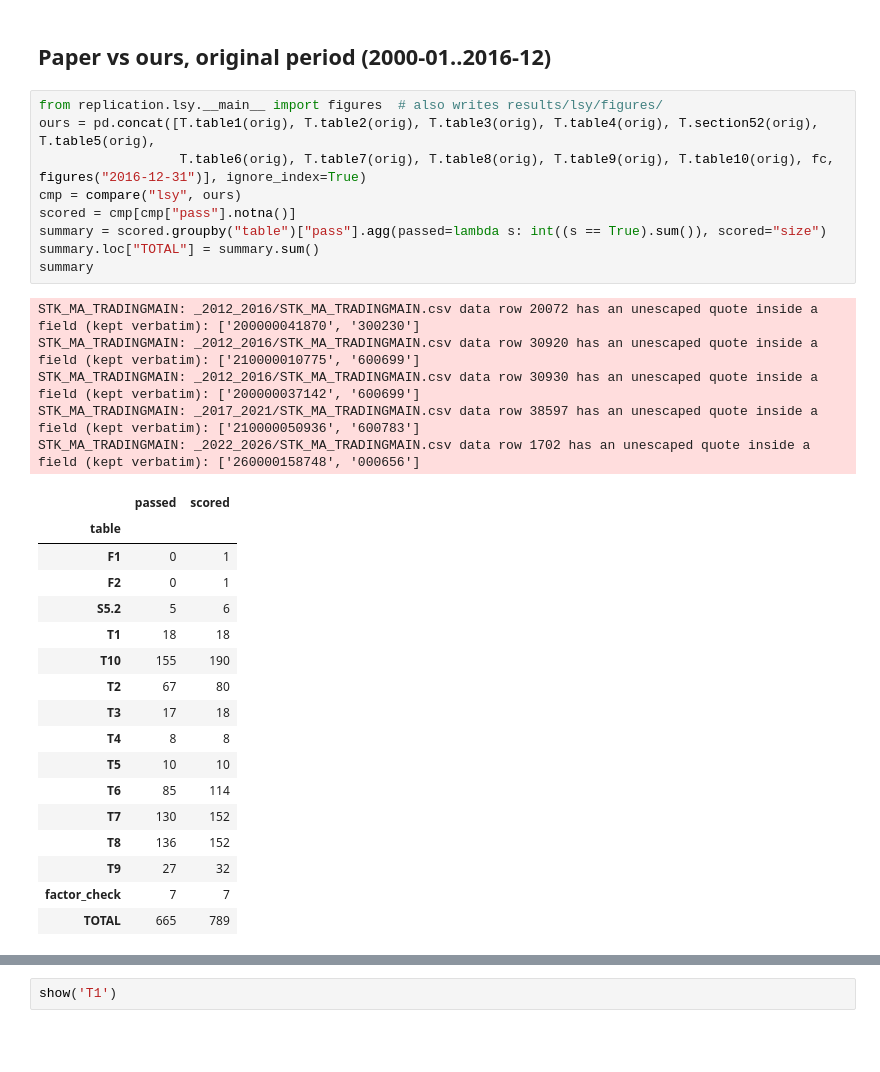
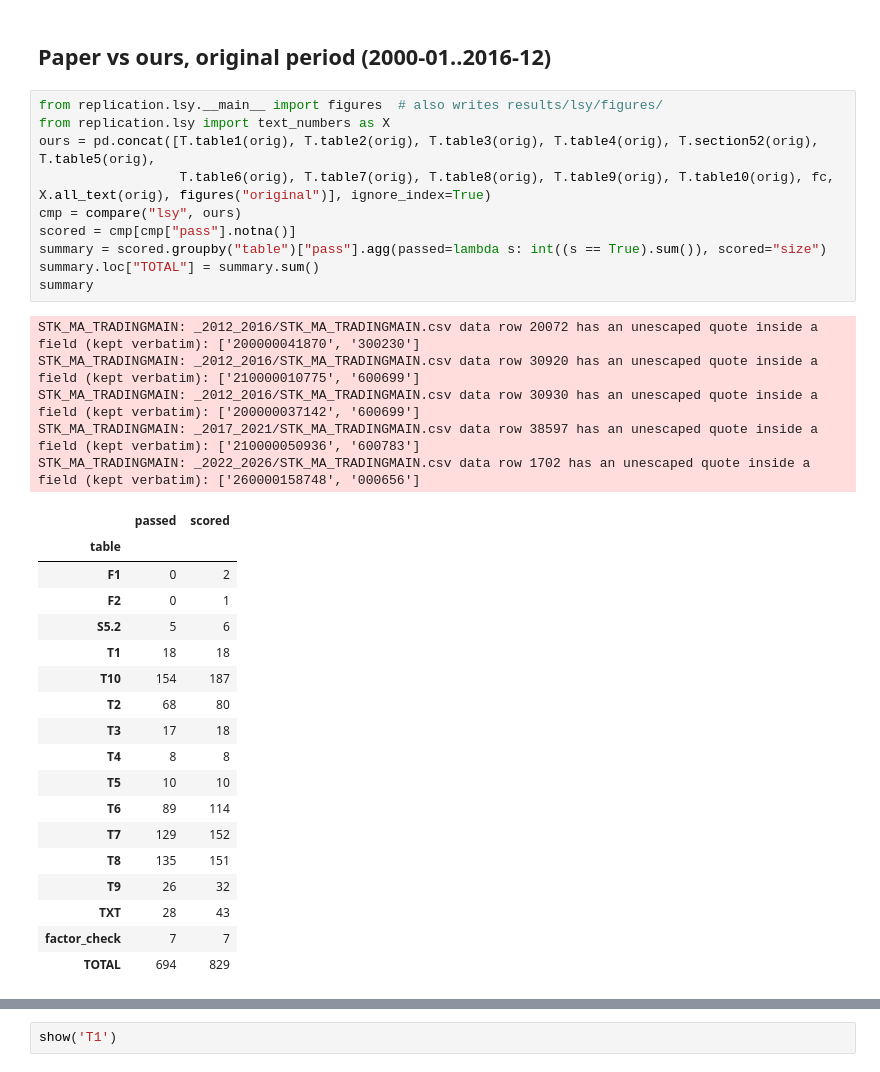
Before and after one commit to cchck/stock-exploration, a Jupyter notebook: notebooks/01_lsy.ipynb, the cells around one changed output, grey strips where cells are left out. Cells and saved outputs as stored; diff of their text form; blank space fills up the shorter version.

```diff
--- a/notebooks/01_lsy.ipynb
+++ b/notebooks/01_lsy.ipynb
@@ -38,36 +38,38 @@ fc.pivot(index="row", columns="col", values="value")
 ## Paper vs ours, original period (2000-01..2016-12)
 # %%
 from replication.lsy.__main__ import figures  # also writes results/lsy/figures/
+from replication.lsy import text_numbers as X
 ours = pd.concat([T.table1(orig), T.table2(orig), T.table3(orig), T.table4(orig), T.section52(orig), T.table5(orig),
-                  T.table6(orig), T.table7(orig), T.table8(orig), T.table9(orig), T.table10(orig), fc, figures("2016-12-31")], ignore_index=True)
+                  T.table6(orig), T.table7(orig), T.table8(orig), T.table9(orig), T.table10(orig), fc, X.all_text(orig), figures("original")], ignore_index=True)
 cmp = compare("lsy", ours)
 scored = cmp[cmp["pass"].notna()]
 summary = scored.groupby("table")["pass"].agg(passed=lambda s: int((s == True).sum()), scored="size")
 summary.loc["TOTAL"] = summary.sum()
 summary
 # %% [output]
 STK_MA_TRADINGMAIN: _2012_2016/STK_MA_TRADINGMAIN.csv data row 20072 has an unescaped quote inside a field (kept verbatim): ['200000041870', '300230']
 STK_MA_TRADINGMAIN: _2012_2016/STK_MA_TRADINGMAIN.csv data row 30920 has an unescaped quote inside a field (kept verbatim): ['210000010775', '600699']
 STK_MA_TRADINGMAIN: _2012_2016/STK_MA_TRADINGMAIN.csv data row 30930 has an unescaped quote inside a field (kept verbatim): ['200000037142', '600699']
 STK_MA_TRADINGMAIN: _2017_2021/STK_MA_TRADINGMAIN.csv data row 38597 has an unescaped quote inside a field (kept verbatim): ['210000050936', '600783']
 STK_MA_TRADINGMAIN: _2022_2026/STK_MA_TRADINGMAIN.csv data row 1702 has an unescaped quote inside a field (kept verbatim): ['260000158748', '000656']
 |  | passed | scored |
 | table |  |  |
-| F1 | 0 | 1 |
+| F1 | 0 | 2 |
 | F2 | 0 | 1 |
 | S5.2 | 5 | 6 |
 | T1 | 18 | 18 |
-| T10 | 155 | 190 |
-| T2 | 67 | 80 |
+| T10 | 154 | 187 |
+| T2 | 68 | 80 |
 | T3 | 17 | 18 |
 | T4 | 8 | 8 |
 | T5 | 10 | 10 |
-| T6 | 85 | 114 |
-| T7 | 130 | 152 |
-| T8 | 136 | 152 |
-| T9 | 27 | 32 |
+| T6 | 89 | 114 |
+| T7 | 129 | 152 |
+| T8 | 135 | 151 |
+| T9 | 26 | 32 |
+| TXT | 28 | 43 |
 | factor_check | 7 | 7 |
-| TOTAL | 665 | 789 |
+| TOTAL | 694 | 829 |
 # %%
 def show(table):
     x = cmp[cmp["table"] == table][["row", "col", "paper", "ours", "kind", "pass"]].copy()
```
Also changed, not shown: parts of 13 cells of this notebook, 23 other files.
